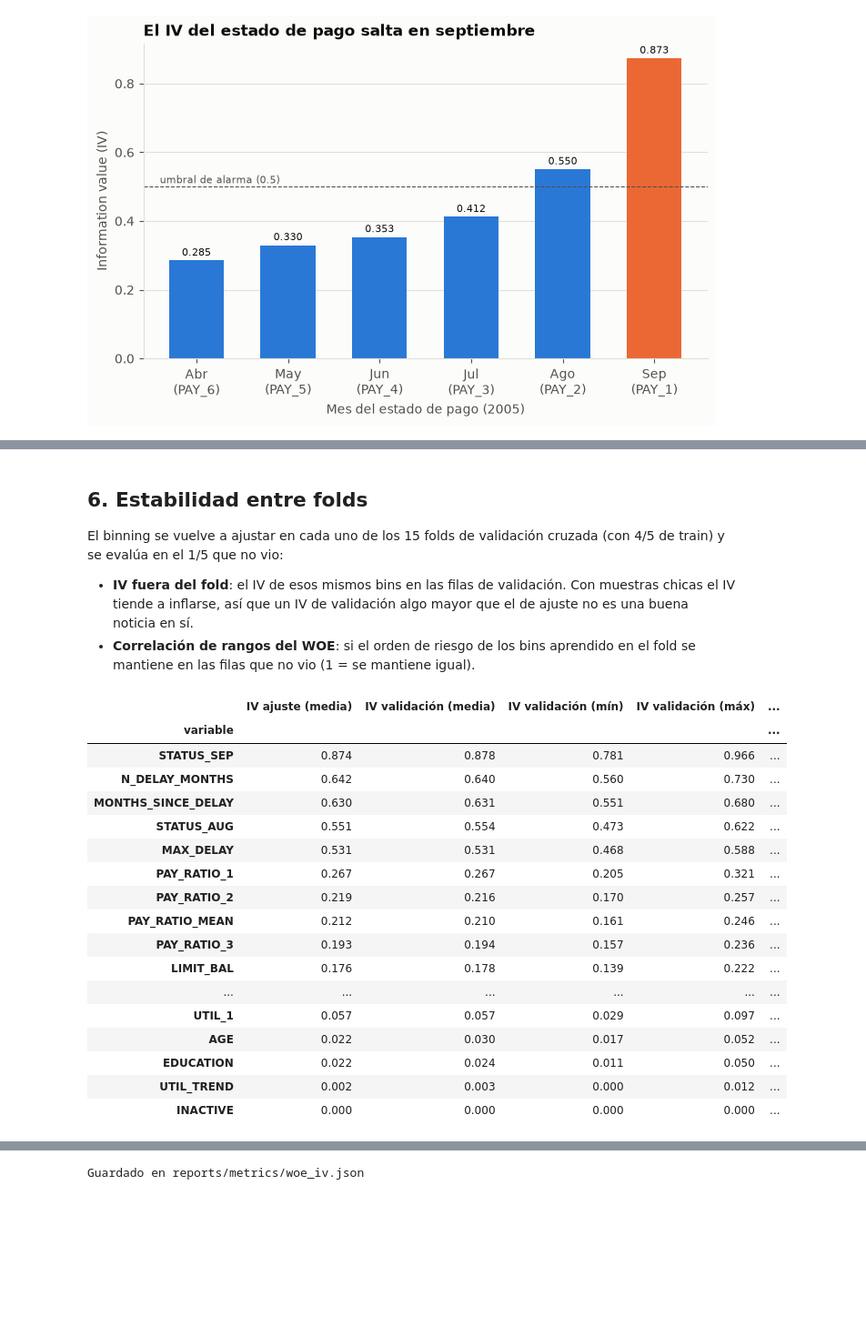
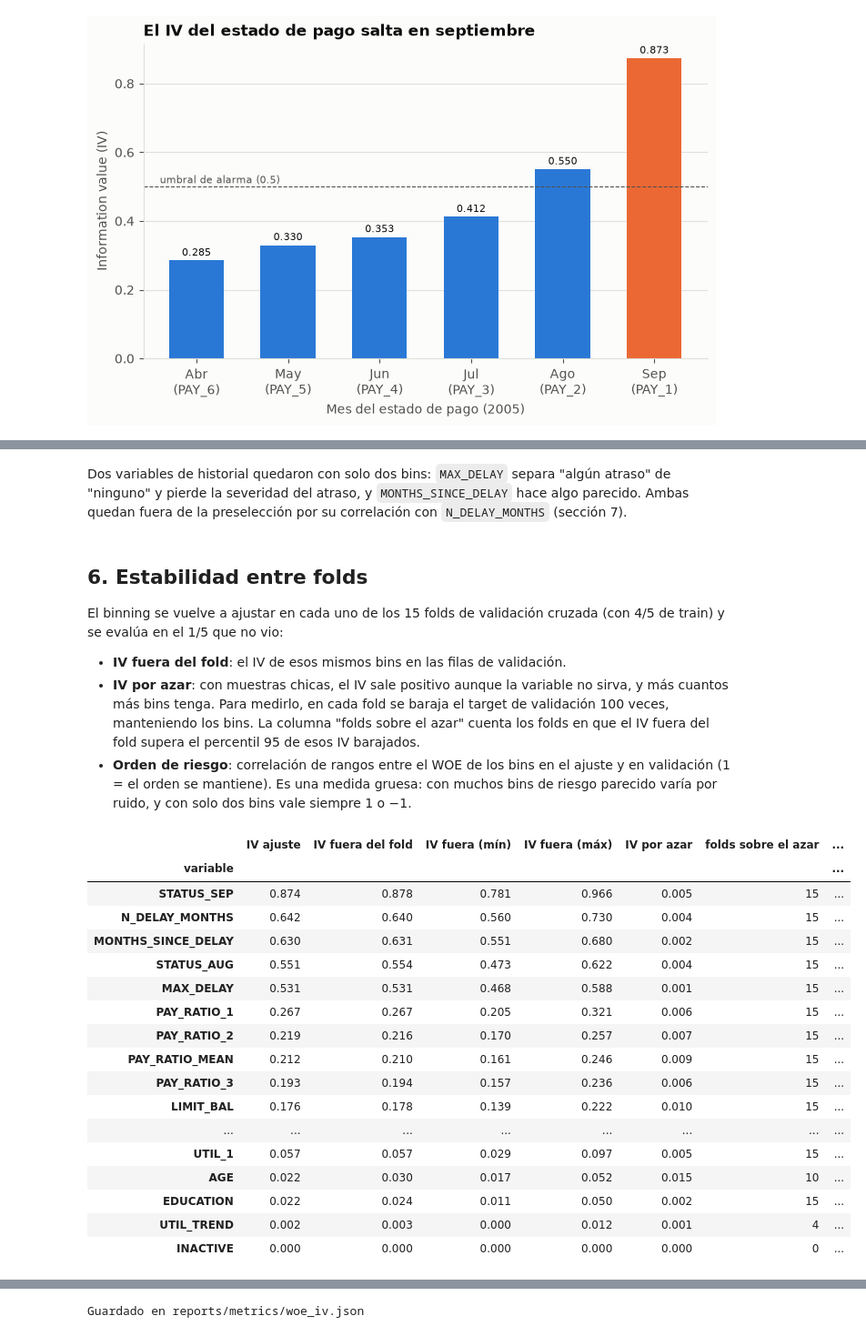
Before and after one commit to caleb9898/Credit-risk-scorecard-collections, a Jupyter notebook: notebooks/02_woe_iv_binning.ipynb, the cells around one changed output, grey strips where cells are left out. Shown at 91% size. Drawn from its saved outputs; the diff is of its cells as text; code cells hidden in the pictures; blank space fills up the shorter version.

```diff
--- a/notebooks/02_woe_iv_binning.ipynb
+++ b/notebooks/02_woe_iv_binning.ipynb
@@ -267,51 +284,59 @@ plt.show()
+# %% [markdown]
+Dos variables de historial quedaron con solo dos bins: `MAX_DELAY` separa "algún atraso" de
+"ninguno" y pierde la severidad del atraso, y `MONTHS_SINCE_DELAY` hace algo parecido. Ambas quedan
+fuera de la preselección por su correlación con `N_DELAY_MONTHS` (sección 7).
 # %% [markdown]
 ## 6. Estabilidad entre folds
 
 El binning se vuelve a ajustar en cada uno de los 15 folds de validación cruzada (con 4/5 de
 train) y se evalúa en el 1/5 que no vio:
 
-- **IV fuera del fold**: el IV de esos mismos bins en las filas de validación. Con muestras chicas
-  el IV tiende a inflarse, así que un IV de validación algo mayor que el de ajuste no es una buena
-  noticia en sí.
-- **Correlación de rangos del WOE**: si el orden de riesgo de los bins aprendido en el fold se
-  mantiene en las filas que no vio (1 = se mantiene igual).
+- **IV fuera del fold**: el IV de esos mismos bins en las filas de validación.
+- **IV por azar**: con muestras chicas, el IV sale positivo aunque la variable no sirva, y más
+  cuantos más bins tenga. Para medirlo, en cada fold se baraja el target de validación 100 veces,
+  manteniendo los bins. La columna "folds sobre el azar" cuenta los folds en que el IV fuera del
+  fold supera el percentil 95 de esos IV barajados.
+- **Orden de riesgo**: correlación de rangos entre el WOE de los bins en el ajuste y en validación
+  (1 = el orden se mantiene). Es una medida gruesa: con muchos bins de riesgo parecido varía por
+  ruido, y con solo dos bins vale siempre 1 o −1.
 # %%
 stability = pd.DataFrame(report["fold_stability"]).set_index("feature")
+bin_range = stability["n_bins_min"].astype(str) + "-" + stability["n_bins_max"].astype(str)
 stability_view = pd.DataFrame(
     {
-        "IV ajuste (media)": stability["iv_fit_mean"].round(3),
-        "IV validación (media)": stability["iv_valid_mean"].round(3),
-        "IV validación (mín)": stability["iv_valid_min"].round(3),
-        "IV validación (máx)": stability["iv_valid_max"].round(3),
+        "IV ajuste": stability["iv_fit_mean"].round(3),
+        "IV fuera del fold": stability["iv_valid_mean"].round(3),
+        "IV fuera (mín)": stability["iv_valid_min"].round(3),
+        "IV fuera (máx)": stability["iv_valid_max"].round(3),
+        "IV por azar": stability["iv_null_mean"].round(3),
+        "folds sobre el azar": stability["n_folds_iv_valid_above_null_p95"],
         "folds con IV ≥ 0.02": stability["n_folds_iv_valid_at_least_min"],
         "orden de riesgo (media)": stability["woe_rank_corr_mean"].round(2),
         "orden de riesgo (mín)": stability["woe_rank_corr_min"].round(2),
-        "bins (mín-máx)": stability["n_bins_min"].astype(str)
-        + "-"
-        + stability["n_bins_max"].astype(str),
+        "bins": bin_range,
     }
 )
 stability_view.index.name = "variable"
-display(stability_view.sort_values("IV ajuste (media)", ascending=False))
+display(stability_view.sort_values("IV ajuste", ascending=False))
 # %% [output]
-|  | IV ajuste (media) | IV validación (media) | IV validación (mín) | IV validación (máx) | ... |
-| variable |  |  |  |  | ... |
-| STATUS_SEP | 0.874 | 0.878 | 0.781 | 0.966 | ... |
-| N_DELAY_MONTHS | 0.642 | 0.640 | 0.560 | 0.730 | ... |
-| MONTHS_SINCE_DELAY | 0.630 | 0.631 | 0.551 | 0.680 | ... |
-| STATUS_AUG | 0.551 | 0.554 | 0.473 | 0.622 | ... |
-| MAX_DELAY | 0.531 | 0.531 | 0.468 | 0.588 | ... |
-| PAY_RATIO_1 | 0.267 | 0.267 | 0.205 | 0.321 | ... |
-| PAY_RATIO_2 | 0.219 | 0.216 | 0.170 | 0.257 | ... |
-| PAY_RATIO_MEAN | 0.212 | 0.210 | 0.161 | 0.246 | ... |
-| PAY_RATIO_3 | 0.193 | 0.194 | 0.157 | 0.236 | ... |
-| LIMIT_BAL | 0.176 | 0.178 | 0.139 | 0.222 | ... |
-| ... | ... | ... | ... | ... | ... |
-| UTIL_1 | 0.057 | 0.057 | 0.029 | 0.097 | ... |
-| AGE | 0.022 | 0.030 | 0.017 | 0.052 | ... |
-| EDUCATION | 0.022 | 0.024 | 0.011 | 0.050 | ... |
-| UTIL_TREND | 0.002 | 0.003 | 0.000 | 0.012 | ... |
-| INACTIVE | 0.000 | 0.000 | 0.000 | 0.000 | ... |
+|  | IV ajuste | IV fuera del fold | IV fuera (mín) | IV fuera (máx) | IV por azar | folds sobre el azar | ... |
+| variable |  |  |  |  |  |  | ... |
+| STATUS_SEP | 0.874 | 0.878 | 0.781 | 0.966 | 0.005 | 15 | ... |
+| N_DELAY_MONTHS | 0.642 | 0.640 | 0.560 | 0.730 | 0.004 | 15 | ... |
+| MONTHS_SINCE_DELAY | 0.630 | 0.631 | 0.551 | 0.680 | 0.002 | 15 | ... |
+| STATUS_AUG | 0.551 | 0.554 | 0.473 | 0.622 | 0.004 | 15 | ... |
+| MAX_DELAY | 0.531 | 0.531 | 0.468 | 0.588 | 0.001 | 15 | ... |
+| PAY_RATIO_1 | 0.267 | 0.267 | 0.205 | 0.321 | 0.006 | 15 | ... |
+| PAY_RATIO_2 | 0.219 | 0.216 | 0.170 | 0.257 | 0.007 | 15 | ... |
+| PAY_RATIO_MEAN | 0.212 | 0.210 | 0.161 | 0.246 | 0.009 | 15 | ... |
+| PAY_RATIO_3 | 0.193 | 0.194 | 0.157 | 0.236 | 0.006 | 15 | ... |
+| LIMIT_BAL | 0.176 | 0.178 | 0.139 | 0.222 | 0.010 | 15 | ... |
+| ... | ... | ... | ... | ... | ... | ... | ... |
+| UTIL_1 | 0.057 | 0.057 | 0.029 | 0.097 | 0.005 | 15 | ... |
+| AGE | 0.022 | 0.030 | 0.017 | 0.052 | 0.015 | 10 | ... |
+| EDUCATION | 0.022 | 0.024 | 0.011 | 0.050 | 0.002 | 15 | ... |
+| UTIL_TREND | 0.002 | 0.003 | 0.000 | 0.012 | 0.001 | 4 | ... |
+| INACTIVE | 0.000 | 0.000 | 0.000 | 0.000 | 0.000 | 0 | ... |
 # %% [markdown]
 ### `AGE` y `EDUCATION`
 
```
Also changed, not shown: parts of 17 cells of this notebook, 5 other files.
